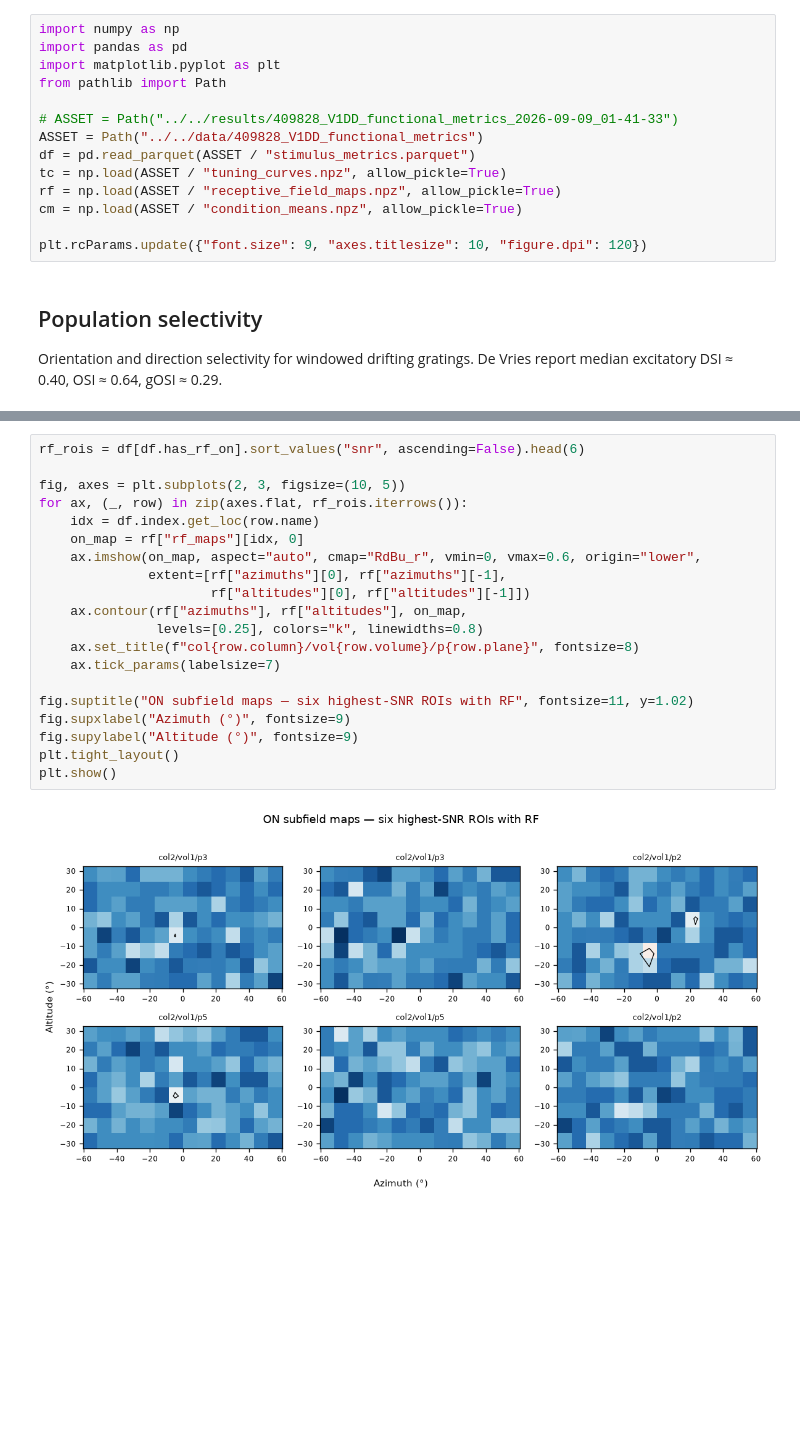
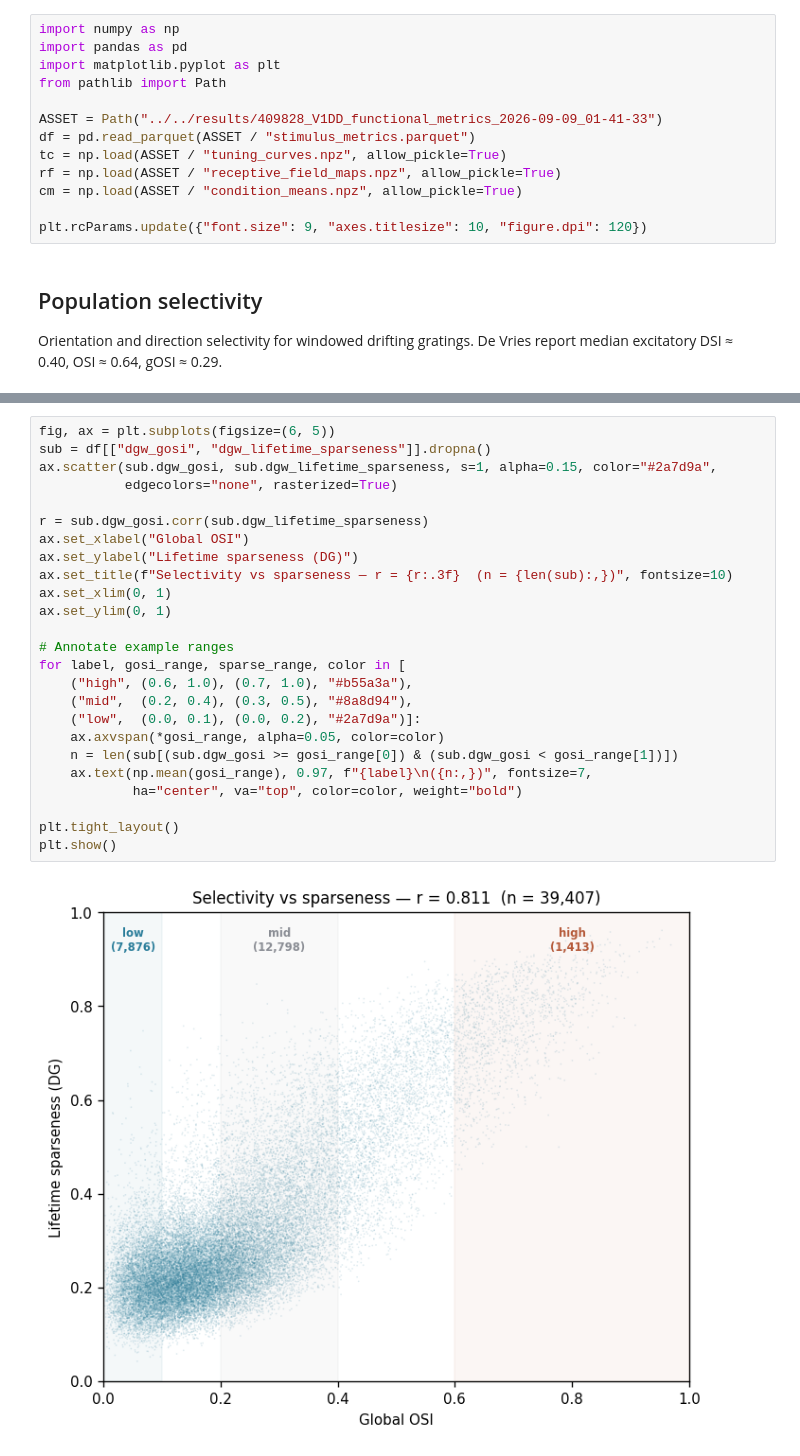
Before and after one commit to bpdanskin/v1dd-functional-metrics, a Jupyter notebook: docs/notebooks/example_figures.ipynb, the cells around one changed output, grey strips where cells are left out. Drawn from its saved outputs; the diff is of its cells as text; blank space fills up the shorter version.

```diff
--- a/docs/notebooks/example_figures.ipynb
+++ b/docs/notebooks/example_figures.ipynb
@@ -10,8 +10,7 @@ import pandas as pd
 import matplotlib.pyplot as plt
 from pathlib import Path
 
-# ASSET = Path("../../results/409828_V1DD_functional_metrics_2026-09-09_01-41-33")
-ASSET = Path("../../data/409828_V1DD_functional_metrics")
+ASSET = Path("../../results/409828_V1DD_functional_metrics_2026-09-09_01-41-33")
 df = pd.read_parquet(ASSET / "stimulus_metrics.parquet")
 tc = np.load(ASSET / "tuning_curves.npz", allow_pickle=True)
 rf = np.load(ASSET / "receptive_field_maps.npz", allow_pickle=True)
@@ -127,23 +133,28 @@ The black contour marks the 0.25 response-fraction threshold.
 # %%
-rf_rois = df[df.has_rf_on].sort_values("snr", ascending=False).head(6)
+fig, ax = plt.subplots(figsize=(6, 5))
+sub = df[["dgw_gosi", "dgw_lifetime_sparseness"]].dropna()
+ax.scatter(sub.dgw_gosi, sub.dgw_lifetime_sparseness, s=1, alpha=0.15, color="#2a7d9a",
+           edgecolors="none", rasterized=True)
 
-fig, axes = plt.subplots(2, 3, figsize=(10, 5))
-for ax, (_, row) in zip(axes.flat, rf_rois.iterrows()):
-    idx = df.index.get_loc(row.name)
-    on_map = rf["rf_maps"][idx, 0]
-    ax.imshow(on_map, aspect="auto", cmap="RdBu_r", vmin=0, vmax=0.6, origin="lower",
-              extent=[rf["azimuths"][0], rf["azimuths"][-1],
-                      rf["altitudes"][0], rf["altitudes"][-1]])
-    ax.contour(rf["azimuths"], rf["altitudes"], on_map,
-               levels=[0.25], colors="k", linewidths=0.8)
-    ax.set_title(f"col{row.column}/vol{row.volume}/p{row.plane}", fontsize=8)
-    ax.tick_params(labelsize=7)
+r = sub.dgw_gosi.corr(sub.dgw_lifetime_sparseness)
+ax.set_xlabel("Global OSI")
+ax.set_ylabel("Lifetime sparseness (DG)")
+ax.set_title(f"Selectivity vs sparseness — r = {r:.3f}  (n = {len(sub):,})", fontsize=10)
+ax.set_xlim(0, 1)
+ax.set_ylim(0, 1)
 
-fig.suptitle("ON subfield maps — six highest-SNR ROIs with RF", fontsize=11, y=1.02)
-fig.supxlabel("Azimuth (°)", fontsize=9)
-fig.supylabel("Altitude (°)", fontsize=9)
+# Annotate example ranges
+for label, gosi_range, sparse_range, color in [
+    ("high", (0.6, 1.0), (0.7, 1.0), "#b55a3a"),
+    ("mid",  (0.2, 0.4), (0.3, 0.5), "#8a8d94"),
+    ("low",  (0.0, 0.1), (0.0, 0.2), "#2a7d9a")]:
+    ax.axvspan(*gosi_range, alpha=0.05, color=color)
+    n = len(sub[(sub.dgw_gosi >= gosi_range[0]) & (sub.dgw_gosi < gosi_range[1])])
+    ax.text(np.mean(gosi_range), 0.97, f"{label}\n({n:,})", fontsize=7,
+            ha="center", va="top", color=color, weight="bold")
+
 plt.tight_layout()
 plt.show()
 # %% [output]
-[figure, old version]
+[figure, new version]
 # %% [markdown]
```
Also changed, not shown: parts of 17 cells of this notebook, 5 other files.
